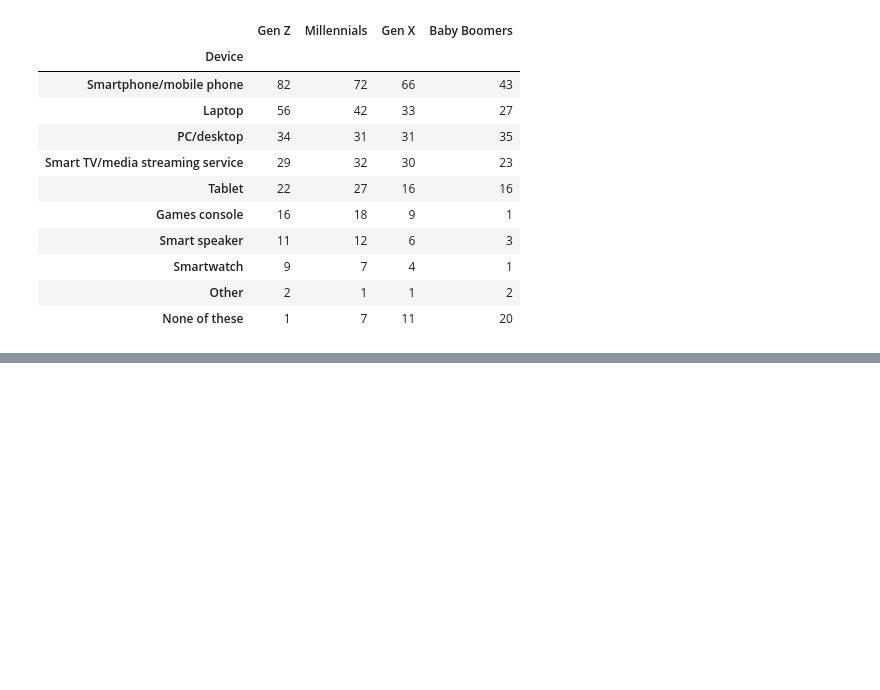
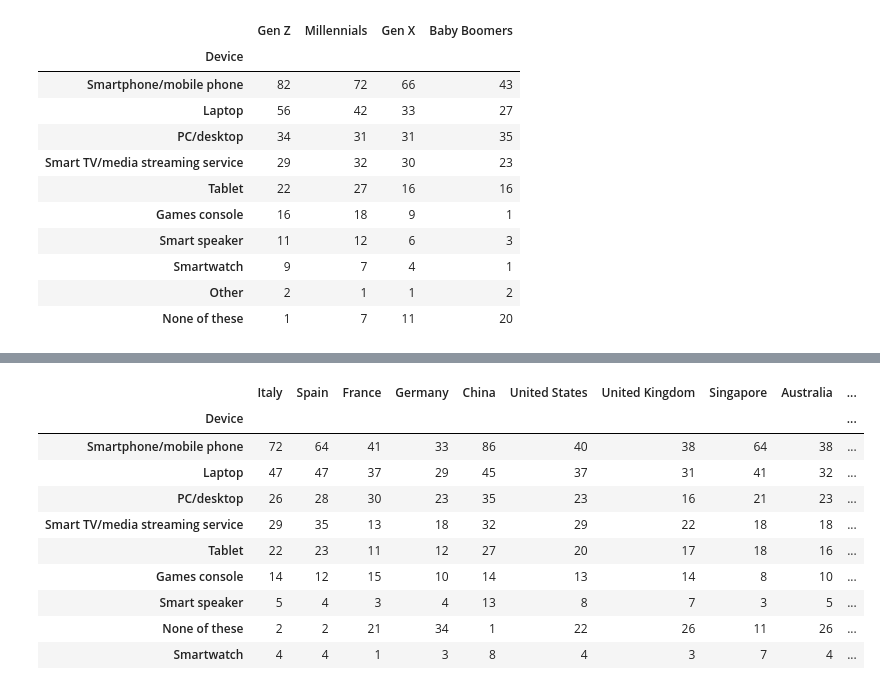
Before and after one commit to newb-dev-1008/CoVID_Entertainment_Impact, a Jupyter notebook: Entertainment_during_CoVID_19.ipynb, the cells around one changed output, grey strips where cells are left out. Cells and saved outputs as stored; diff of their text form; code cells hidden in the pictures; blank space fills up the shorter version.

```diff
--- a/Entertainment_during_CoVID_19.ipynb
+++ b/Entertainment_during_CoVID_19.ipynb
@@ -463,2 +475,5 @@ plt.grid()
 # %%
 # Device usage per country (device_usage_per_country)
+
+dev_usage_country = pd.read_excel('device_usage_per_country.xlsx')
+dev_usage_country
@@ -465,3 +491,19 @@ plt.grid()
+# %%
+dev_usage_country.reset_index()
+dev_usage_country.set_index('Device', inplace = True)
+dev_usage_country
+# %% [output]
+|  | Italy | Spain | France | Germany | China | United States | United Kingdom | Singapore | Australia | ... |
+| Device |  |  |  |  |  |  |  |  |  | ... |
+| Smartphone/mobile phone | 72 | 64 | 41 | 33 | 86 | 40 | 38 | 64 | 38 | ... |
+| Laptop | 47 | 47 | 37 | 29 | 45 | 37 | 31 | 41 | 32 | ... |
+| PC/desktop | 26 | 28 | 30 | 23 | 35 | 23 | 16 | 21 | 23 | ... |
+| Smart TV/media streaming service | 29 | 35 | 13 | 18 | 32 | 29 | 22 | 18 | 18 | ... |
+| Tablet | 22 | 23 | 11 | 12 | 27 | 20 | 17 | 18 | 16 | ... |
+| Games console | 14 | 12 | 15 | 10 | 14 | 13 | 14 | 8 | 10 | ... |
+| Smart speaker | 5 | 4 | 3 | 4 | 13 | 8 | 7 | 3 | 5 | ... |
+| None of these | 2 | 2 | 21 | 34 | 1 | 22 | 26 | 11 | 26 | ... |
+| Smartwatch | 4 | 4 | 1 | 3 | 8 | 4 | 3 | 7 | 4 | ... |
 # %%
 # In-home media consumption (in-home_media_consumption)
 # %%
```
Also changed, not shown: parts of 3 cells of this notebook.
